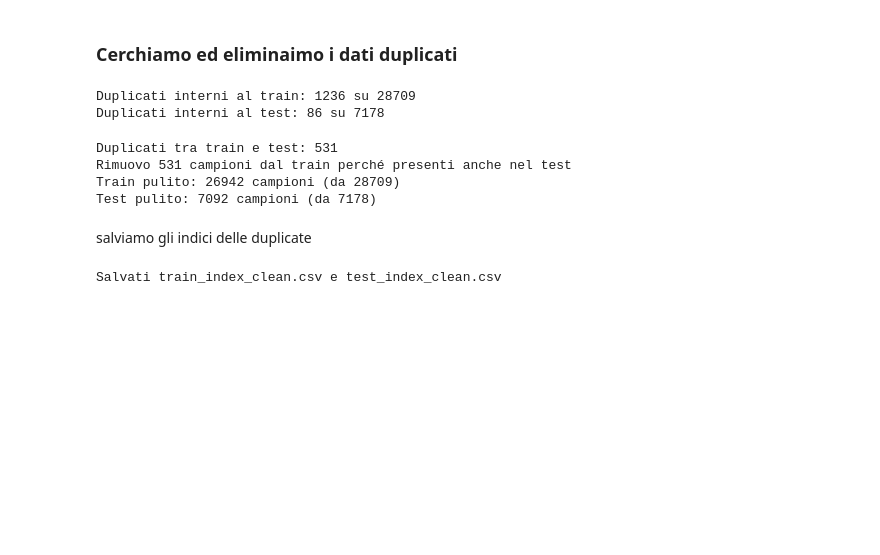
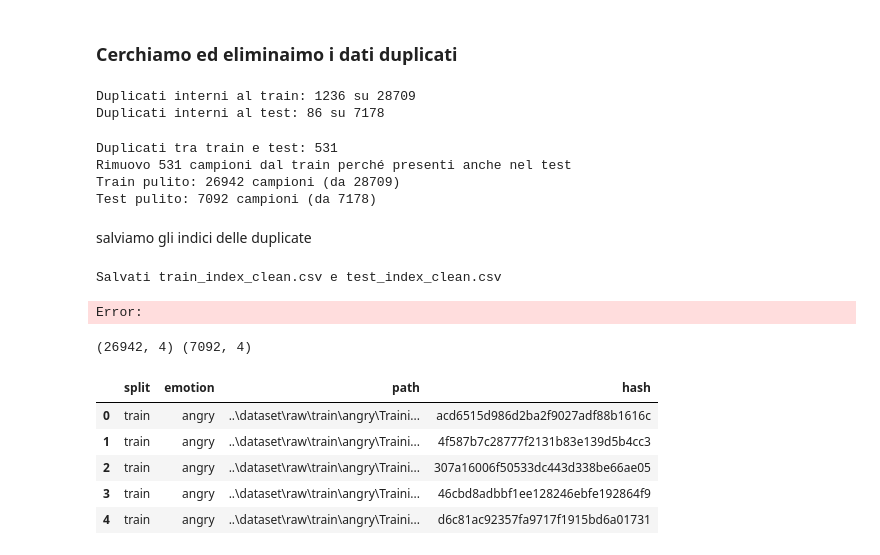
Before and after one commit to Steto-tryingtocode/FacialExpressionRecognition, a Jupyter notebook: notebooks/eda.ipynb, the cells around one changed output. Cells and saved outputs as stored; diff of their text form; code cells hidden in the pictures; blank space fills up the shorter version.

```diff
--- a/notebooks/eda.ipynb
+++ b/notebooks/eda.ipynb
@@ -170,9 +170,24 @@ Test pulito: 7092 campioni (da 7178)
 # %% [markdown]
 salviamo gli indici delle duplicate
 # %%
-os.makedirs('../dataset/processed', exist_ok=True)
-df_train_clean.to_csv('../dataset/processed/train_index_clean.csv', index=False)
-df_test_clean.to_csv('../dataset/processed/test_index_clean.csv', index=False)
-print("Salvati train_index_clean.csv e test_index_clean.csv")
+# os.makedirs('../dataset/processed', exist_ok=True)
+# df_train_clean.to_csv('../dataset/processed/train_index_clean.csv', index=False)
+# df_test_clean.to_csv('../dataset/processed/test_index_clean.csv', index=False)
+# print("Salvati train_index_clean.csv e test_index_clean.csv")
 # %% [output]
 Salvati train_index_clean.csv e test_index_clean.csv
+Error:
+# %%
+df_train_clean = pd.read_csv('../dataset/processed/train_index_clean.csv')
+df_test_clean = pd.read_csv('../dataset/processed/test_index_clean.csv')
+
+print(df_train_clean.shape, df_test_clean.shape)
+df_train_clean.head()
+# %% [output]
+(26942, 4) (7092, 4)
+|  | split | emotion | path | hash |
+| 0 | train | angry | ..\dataset\raw\train\angry\Traini... | acd6515d986d2ba2f9027adf88b1616c |
+| 1 | train | angry | ..\dataset\raw\train\angry\Traini... | 4f587b7c28777f2131b83e139d5b4cc3 |
+| 2 | train | angry | ..\dataset\raw\train\angry\Traini... | 307a16006f50533dc443d338be66ae05 |
+| 3 | train | angry | ..\dataset\raw\train\angry\Traini... | 46cbd8adbbf1ee128246ebfe192864f9 |
+| 4 | train | angry | ..\dataset\raw\train\angry\Traini... | d6c81ac92357fa9717f1915bd6a01731 |
```
Also changed, not shown: parts of 10 cells of this notebook, 7 other files.
